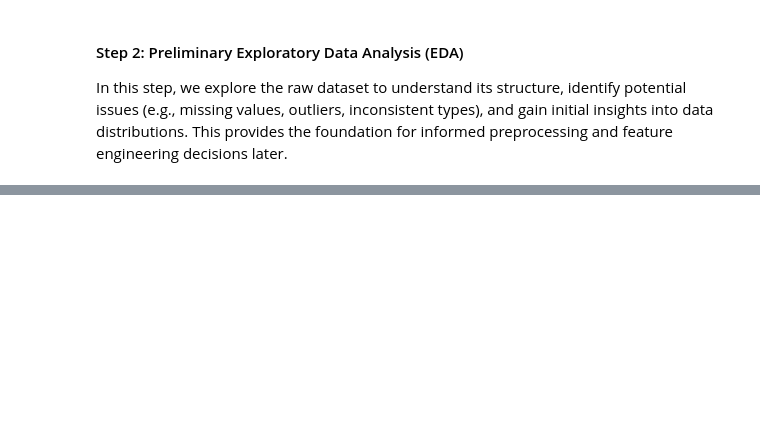
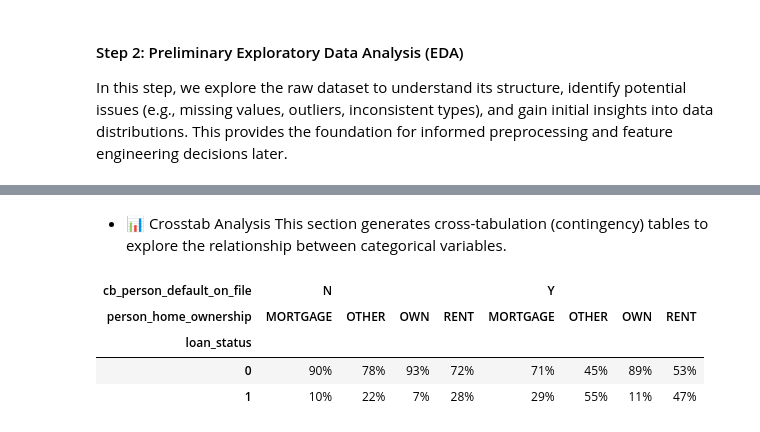
Before and after one commit to soleimanihamed/Daanish, a Jupyter notebook: projects/probability_of_default/main.ipynb, the cells around one changed output, grey strips where cells are left out. Cells and saved outputs as stored; diff of their text form; code cells hidden in the pictures; blank space fills up the shorter version.

```diff
--- a/projects/probability_of_default/main.ipynb
+++ b/projects/probability_of_default/main.ipynb
@@ -176,0 +193,7 @@ AttributeError: 'SaveUtils' object has no attribute 'save_dataframe_to_excel'
+# %%
+# initializing the `StatisticalAnalysis` class
+eda_stat = StatisticalAnalysis(main_df)
+
+# Finding the best-fit probability distribution
+# distribution_results = eda_stat.fit_best_distribution(numerical_features, method='sumsquare_error', common_distributions=True, timeout=60)
+# distribution_results = eda_stat.fit_best_distribution(['person_age', 'loan_amnt'], method='sumsquare_error', common_distributions=True, timeout=60)
@@ -176,0 +253,23 @@ AttributeError: 'SaveUtils' object has no attribute 'save_dataframe_to_excel'
+# %% [markdown]
+- 📊 Crosstab Analysis
+This section generates cross-tabulation (contingency) tables to explore the relationship between categorical variables.
+# %%
+# For two variables
+crosstab_result_1 = eda_stat.crosstab("loan_status", "person_home_ownership", normalize="index")
+crosstab_result_2 = eda_stat.crosstab("loan_status", "loan_intent", normalize="index")
+crosstab_result_3 = eda_stat.crosstab("loan_status", "cb_person_default_on_file", normalize="index")
+
+# For three variables
+crosstab_result_4 = eda_stat.crosstab_three_way("loan_status", "cb_person_default_on_file", "person_home_ownership")
+# %%
+# Display
+# crosstab_result_1
+# crosstab_result_2
+# crosstab_result_3
+crosstab_result_4
+# %% [output]
+| cb_person_default_on_file | N |  |  |  | Y |  |  |  |
+| person_home_ownership | MORTGAGE | OTHER | OWN | RENT | MORTGAGE | OTHER | OWN | RENT |
+| loan_status |  |  |  |  |  |  |  |  |
+| 0 | 90% | 78% | 93% | 72% | 71% | 45% | 89% | 53% |
+| 1 | 10% | 22% | 7% | 28% | 29% | 55% | 11% | 47% |
```
Also changed, not shown: parts of 30 cells of this notebook, 16 other files.
